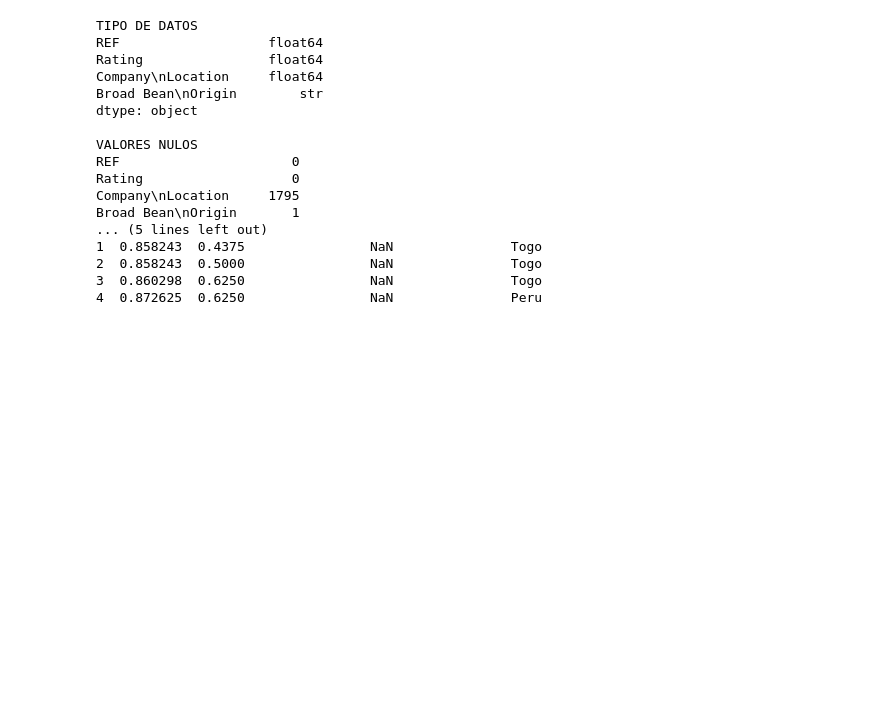
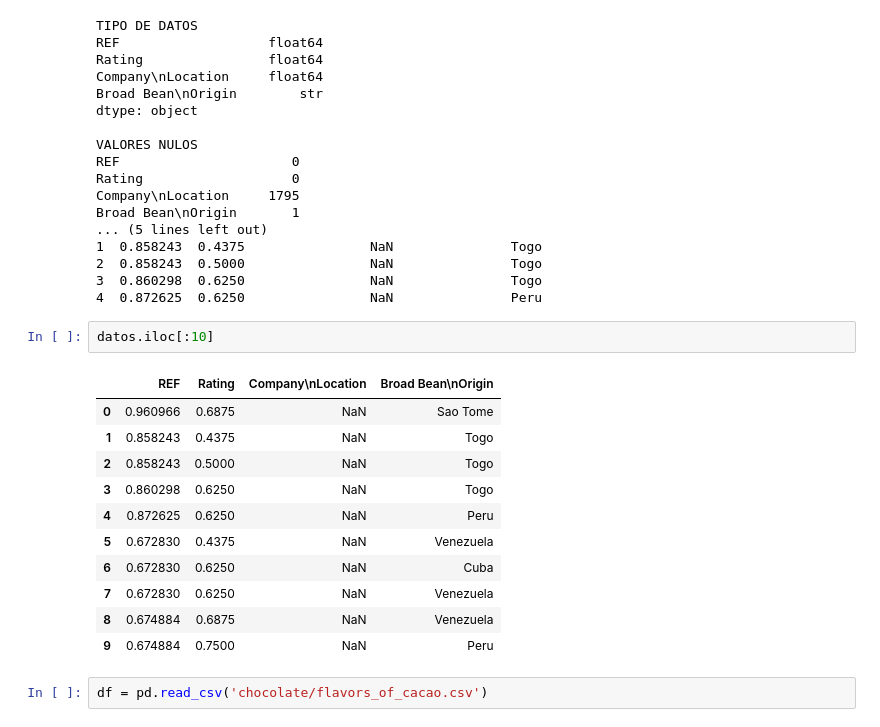
Before and after one commit to Maggycodde/Clases_IARMA-3, a Jupyter notebook: caso1.ipynb, the cells around one changed output. Drawn from its saved outputs; the diff is of its cells as text; blank space fills up the shorter version.

```diff
--- a/caso1.ipynb
+++ b/caso1.ipynb
@@ -340,3 +340,19 @@ Broad Bean\nOrigin       1
 2  0.858243  0.5000                NaN               Togo
 3  0.860298  0.6250                NaN               Togo
 4  0.872625  0.6250                NaN               Peru
+# %%
+datos.iloc[:10]
+# %% [output]
+|  | REF | Rating | Company\nLocation | Broad Bean\nOrigin |
+| 0 | 0.960966 | 0.6875 | NaN | Sao Tome |
+| 1 | 0.858243 | 0.4375 | NaN | Togo |
+| 2 | 0.858243 | 0.5000 | NaN | Togo |
+| 3 | 0.860298 | 0.6250 | NaN | Togo |
+| 4 | 0.872625 | 0.6250 | NaN | Peru |
+| 5 | 0.672830 | 0.4375 | NaN | Venezuela |
+| 6 | 0.672830 | 0.6250 | NaN | Cuba |
+| 7 | 0.672830 | 0.6250 | NaN | Venezuela |
+| 8 | 0.674884 | 0.6875 | NaN | Venezuela |
+| 9 | 0.674884 | 0.7500 | NaN | Peru |
+# %%
+df = pd.read_csv('chocolate/flavors_of_cacao.csv')
```
Also changed, not shown: parts of 9 cells of this notebook, 3 other files.
